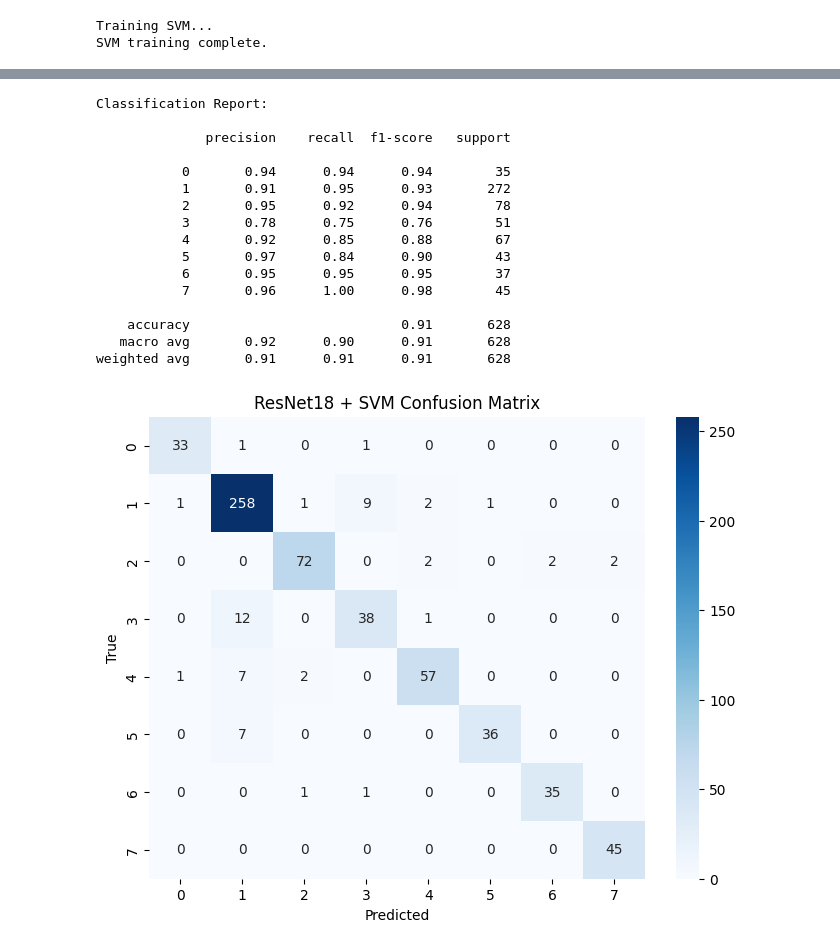
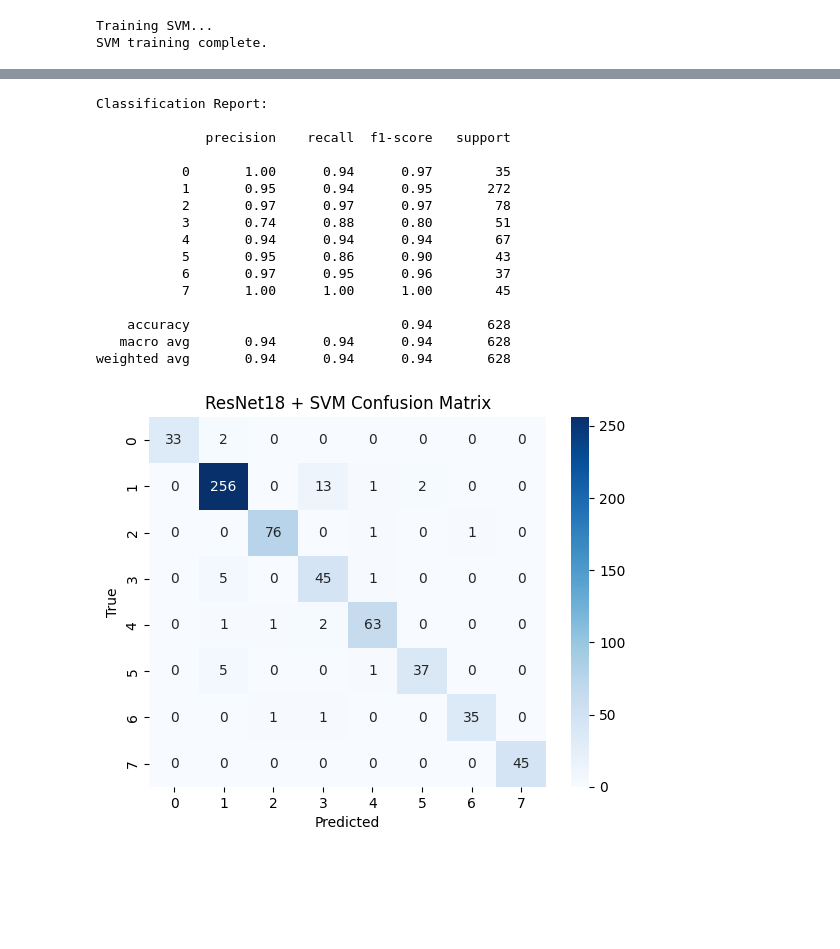
Before and after one commit to VidushiSharma31/Multi-Class-Breast-Cancer-Classification, a Jupyter notebook: resnet18+svm_100x.ipynb, the cells around one changed output, grey strips where cells are left out. Saved outputs shown, nothing was run; the diff lists cells and outputs as text; code cells hidden in the pictures; blank space fills up the shorter version.

```diff
--- a/resnet18+svm_100x.ipynb
+++ b/resnet18+svm_100x.ipynb
@@ -420,32 +396,32 @@ import seaborn as sns
 import matplotlib.pyplot as plt
 # %%
 print("\nClassification Report:\n")
-print(classification_report(y_test, y_pred))
+print(classification_report(y_test, y_pred_svm))
 # %% [output]
 Classification Report:
 
               precision    recall  f1-score   support
 
-           0       0.94      0.94      0.94        35
-           1       0.91      0.95      0.93       272
-           2       0.95      0.92      0.94        78
-           3       0.78      0.75      0.76        51
-           4       0.92      0.85      0.88        67
-           5       0.97      0.84      0.90        43
-           6       0.95      0.95      0.95        37
-           7       0.96      1.00      0.98        45
+           0       1.00      0.94      0.97        35
+           1       0.95      0.94      0.95       272
+           2       0.97      0.97      0.97        78
+           3       0.74      0.88      0.80        51
+           4       0.94      0.94      0.94        67
+           5       0.95      0.86      0.90        43
+           6       0.97      0.95      0.96        37
+           7       1.00      1.00      1.00        45
 
-    accuracy                           0.91       628
-   macro avg       0.92      0.90      0.91       628
-weighted avg       0.91      0.91      0.91       628
+    accuracy                           0.94       628
+   macro avg       0.94      0.94      0.94       628
+weighted avg       0.94      0.94      0.94       628
 # %%
-cm = confusion_matrix(y_test, y_pred)
+cm = confusion_matrix(y_test, y_pred_svm)
 
-plt.figure(figsize=(8,6))
+plt.figure()
 sns.heatmap(cm, annot=True, fmt='d', cmap="Blues")
 plt.xlabel("Predicted")
 plt.ylabel("True")
 plt.title("ResNet18 + SVM Confusion Matrix")
 plt.show()
 # %% [output]
-[figure, old version]
+[figure, new version]
```
Also changed, not shown: parts of 8 cells of this notebook.
